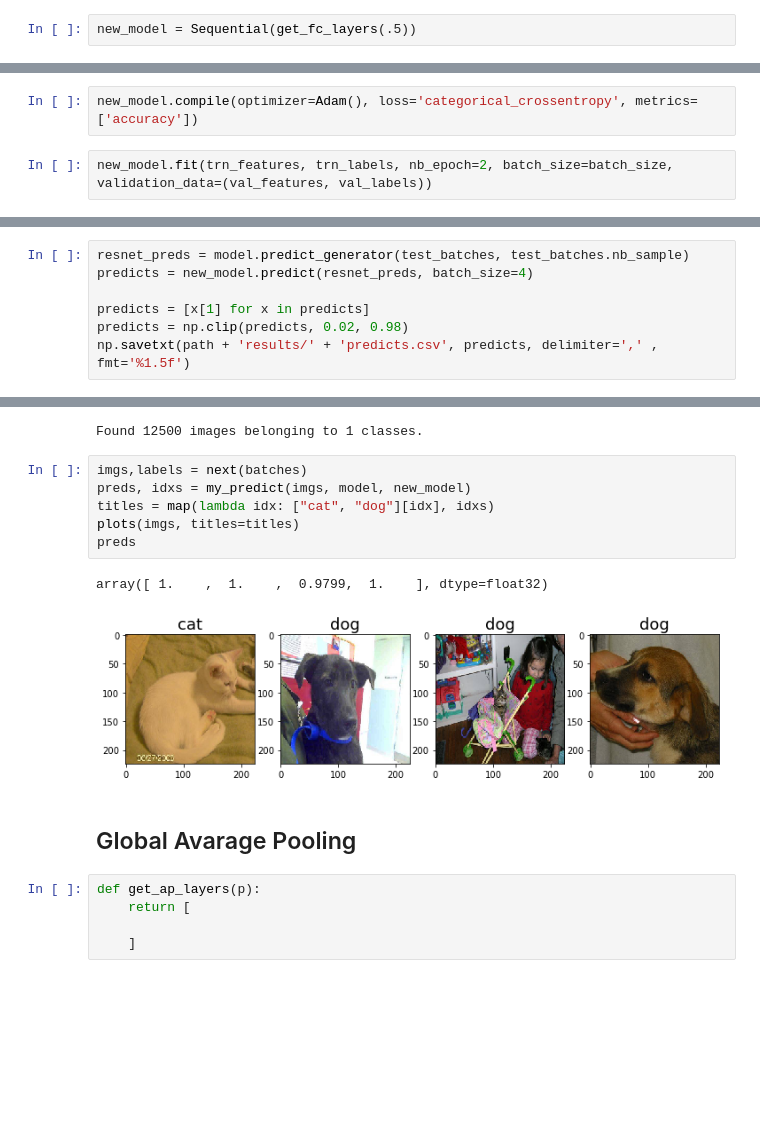
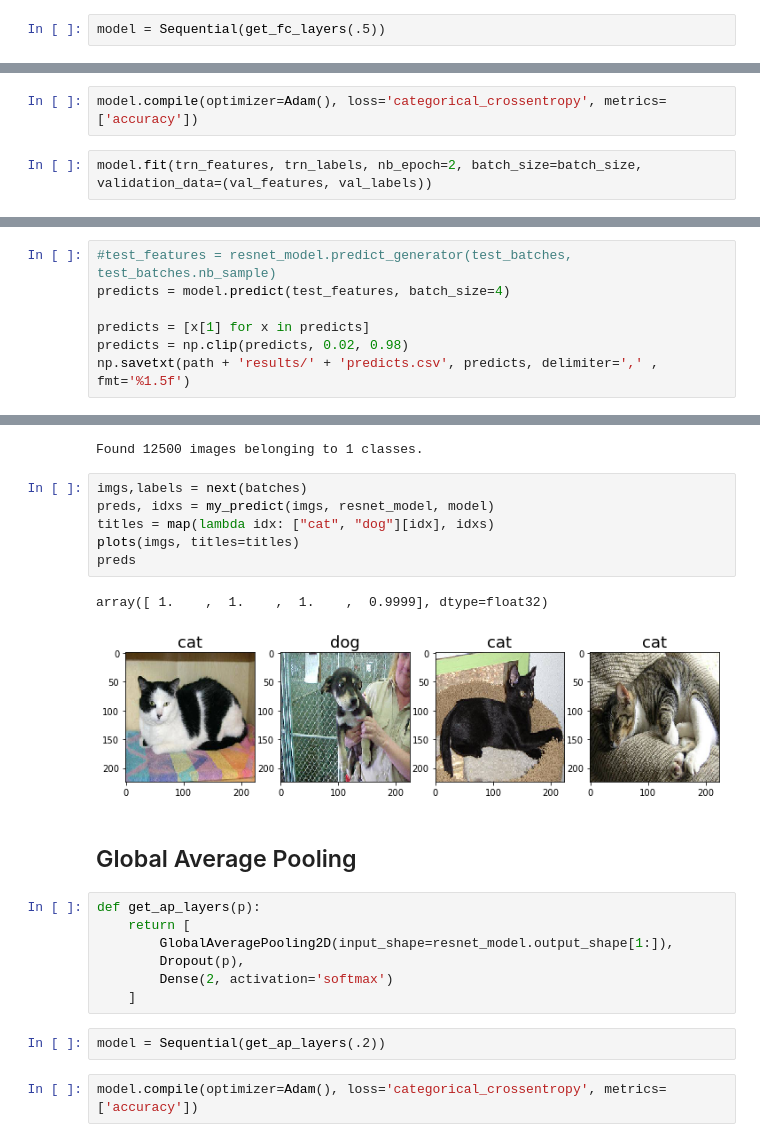
Before and after one commit to jonas-pettersson/fast-ai, a Jupyter notebook: resnet50.ipynb, the cells around one changed output, grey strips where cells are left out. Cells and saved outputs as stored; diff of their text form; blank space fills up the shorter version.

```diff
--- a/resnet50.ipynb
+++ b/resnet50.ipynb
@@ -74,5 +72,5 @@ def get_fc_layers(p):
         Dense(2, activation='softmax')
     ]
 # %%
-new_model = Sequential(get_fc_layers(.5))
+model = Sequential(get_fc_layers(.5))
 # %%
@@ -96,9 +94,9 @@ Trainable params: 103,821,314
 Non-trainable params: 8,192
 ____________________________________________________________________________________________________
 # %%
-new_model.compile(optimizer=Adam(), loss='categorical_crossentropy', metrics=['accuracy'])
+model.compile(optimizer=Adam(), loss='categorical_crossentropy', metrics=['accuracy'])
 # %%
-new_model.fit(trn_features, trn_labels, nb_epoch=2, batch_size=batch_size, validation_data=(val_features, val_labels))
+model.fit(trn_features, trn_labels, nb_epoch=2, batch_size=batch_size, validation_data=(val_features, val_labels))
 # %% [output]
 Train on 23000 samples, validate on 2000 samples
 Epoch 1/2
@@ -121,8 +130,8 @@ FileLink(path + 'results/' + 'filenames.csv')
 # %% [output]
 /home/ubuntu/fast-ai/data/dogs-cats-redux/results/filenames.csv
 # %%
-resnet_preds = model.predict_generator(test_batches, test_batches.nb_sample)
-predicts = new_model.predict(resnet_preds, batch_size=4)
+#test_features = resnet_model.predict_generator(test_batches, test_batches.nb_sample)
+predicts = model.predict(test_features, batch_size=4)
 
 predicts = [x[1] for x in predicts]
 predicts = np.clip(predicts, 0.02, 0.98)
@@ -148,17 +174,23 @@ batches = get_batches(path+'test/', batch_size=4)
 Found 12500 images belonging to 1 classes.
 # %%
 imgs,labels = next(batches)
-preds, idxs = my_predict(imgs, model, new_model)
+preds, idxs = my_predict(imgs, resnet_model, model)
 titles = map(lambda idx: ["cat", "dog"][idx], idxs)
 plots(imgs, titles=titles)
 preds
 # %% [output]
-array([ 1.    ,  1.    ,  0.9799,  1.    ], dtype=float32)
+array([ 1.    ,  1.    ,  1.    ,  0.9999], dtype=float32)
-[figure, old version]
+[figure, new version]
 # %% [markdown]
-## Global Avarage Pooling
+## Global Average Pooling
-# %%
-def get_ap_layers(p):
-    return [
-
-    ]
+# %%
+def get_ap_layers(p):
+    return [
+        GlobalAveragePooling2D(input_shape=resnet_model.output_shape[1:]),
+        Dropout(p),
+        Dense(2, activation='softmax')
+    ]
+# %%
+model = Sequential(get_ap_layers(.2))
+# %%
+model.compile(optimizer=Adam(), loss='categorical_crossentropy', metrics=['accuracy'])
```
Also changed, not shown: parts of 16 cells of this notebook, 1 other file.
